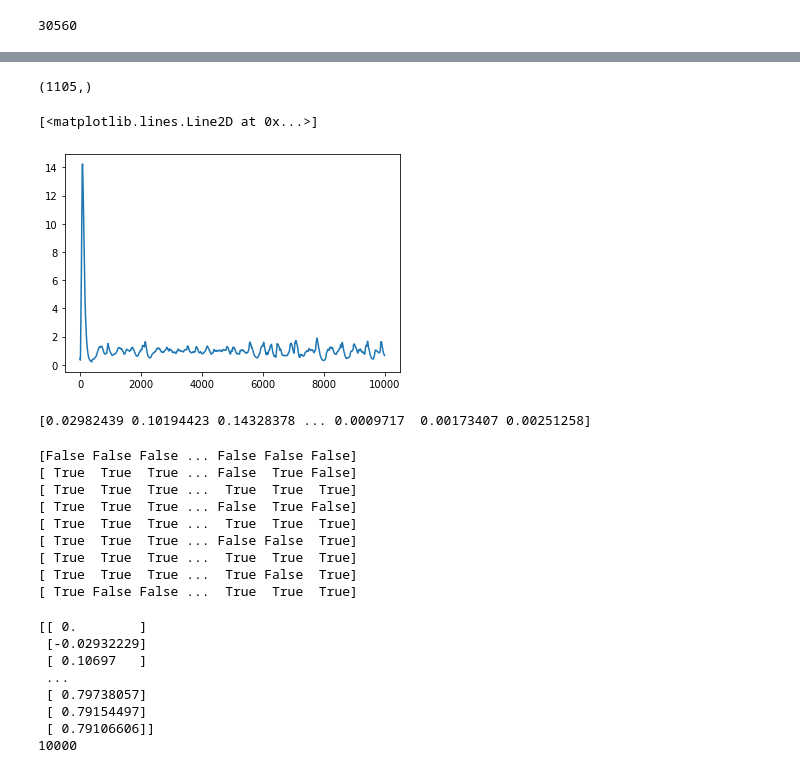
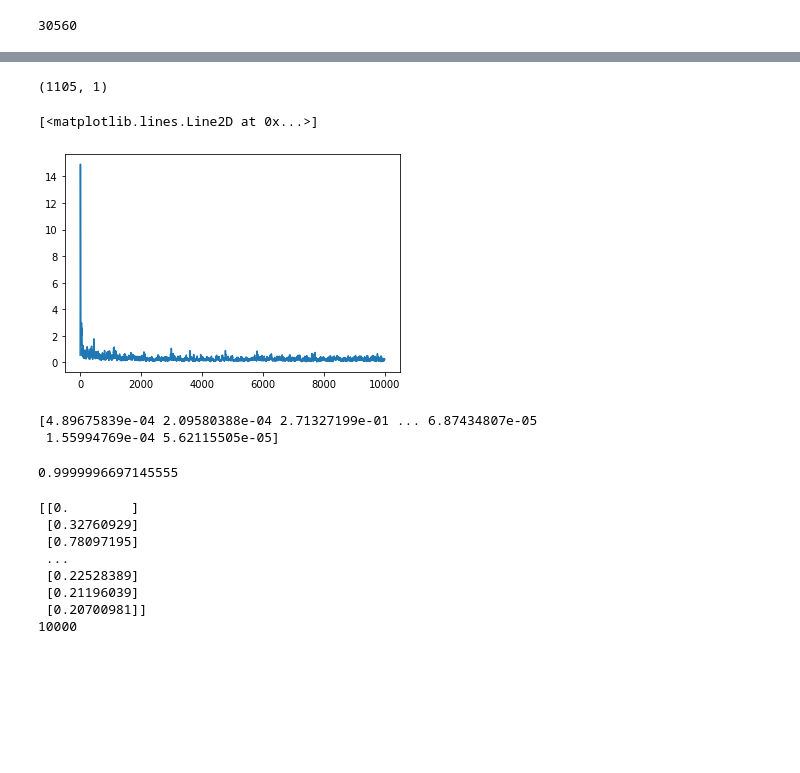
Before and after one commit to mariakesa/neuromatch2020, a Jupyter notebook: NormalizedWeightsAndRates.ipynb, the cells around one changed output, grey strips where cells are left out. Cells and saved outputs as stored; diff of their text form; code cells hidden in the pictures; blank space fills up the shorter version.

```diff
--- a/NormalizedWeightsAndRates.ipynb
+++ b/NormalizedWeightsAndRates.ipynb
@@ -137,62 +137,60 @@ def update_weights(pre_syn_activity_pattern,post_syn_activity_pattern,W,theta_BC
     #print(W)
     W=W.flatten()
     #print('presyn',pre_syn_activity_pattern.shape)
     W= W+alpha*pre_syn_activity_pattern.flatten()*post_syn_activity_pattern*(post_syn_activity_pattern-theta_BCM)
     W[W<0]=0
     return W
 def update_BCM_threshold(theta_BCM,activity_pattern):
-    theta_BCM_dt = 0.1
-    BCM_target = 1.0
+    theta_BCM_dt = 1
+    BCM_target = 0.2
     theta_BCM += theta_BCM_dt*((activity_pattern/BCM_target)*activity_pattern - theta_BCM)
     return theta_BCM
 
 activity_patterns=input_patterns
 
 print(weights.shape)
-theta_BCM = 0.5
+theta_BCM = 0.1
 rate=np.array([[0]])
-h=0.01
+h=0.1
 theta_lst=[]
 weights_lst=[]
+tau=1
 for t in range(0,10000):
     inpt=weights.flatten()@activity_patterns[:,t].flatten()
     #print('shp',inpt.shape)
-    dxdt=(-rate[-1]+gain_function(inpt))
+    dxdt=(-rate[-1]+gain_function(inpt))/tau
     #print(dxdt)
     rate=np.vstack((rate,(rate[-1]+h*dxdt)))
     weights=update_weights(activity_patterns[:,t],rate[-1],weights,theta_BCM)
     theta_BCM=update_BCM_threshold(theta_BCM,rate[-1])
     theta_lst.append(theta_BCM.item())
     weights_lst.append(weights)
 
 plt.plot(theta_lst)
 #print(theta_lst)
 # %% [output]
-(1105,)
+(1105, 1)
 [<matplotlib.lines.Line2D at 0x...>]
-[figure, old version]
+[figure, new version]
 # %%
 print(weights)
 # %% [output]
-[0.02982439 0.10194423 0.14328378 ... 0.0009717  0.00173407 0.00251258]
+[4.89675839e-04 2.09580388e-04 2.71327199e-01 ... 6.87434807e-05
+ 1.55994769e-04 5.62115505e-05]
 # %%
-for j in range(0,9000,1000):
+corr_mat=[]
+for j in range(1,9000,100):
     #plt.plot(weights_lst[j])
+    #plt.show()
     #print(weights_lst[0])
-    print(weights_lst[j]==weights_lst[j-1])
+    #print(np.corrcoef(weights_lst[j],weights_lst[j-1]))
+    corr_mat.append(np.corrcoef(weights_lst[j],weights_lst[j-1])[0])
     #plt.show()
+np.mean(corr_mat)
 # %% [output]
-[False False False ... False False False]
-[ True  True  True ... False  True False]
-[ True  True  True ...  True  True  True]
-[ True  True  True ... False  True False]
-[ True  True  True ...  True  True  True]
-[ True  True  True ... False False  True]
-[ True  True  True ...  True  True  True]
-[ True  True  True ...  True False  True]
-[ True False False ...  True  True  True]
+0.9999996697145555
 # %%
-v_lst=rate[0:10000].flatten()
+v_lst=rate[1:10001].flatten()
 print(rate)
 v_lst=np.array(zscore(v_lst))
 mov=np.load(data_path+'mov.npy')
@@ -218,13 +216,13 @@ B0 = np.linalg.solve((X[:,itrain] @ X[:,itrain].T + lam * np.eye(npix)),  (X[:,i
 B0 = np.reshape(B0, (ly, lx, 1))
 B0 = gaussian_filter(B0, [.5, .5, 0]) # smooth each receptive field a littleb
 # %% [output]
-[[ 0.        ]
- [-0.02932229]
- [ 0.10697   ]
+[[0.        ]
+ [0.32760929]
+ [0.78097195]
  ...
- [ 0.79738057]
- [ 0.79154497]
- [ 0.79106606]]
+ [0.22528389]
+ [0.21196039]
+ [0.20700981]]
 10000
 # %%
 
```
Also changed, not shown: parts of 14 cells of this notebook, 3 other files.
